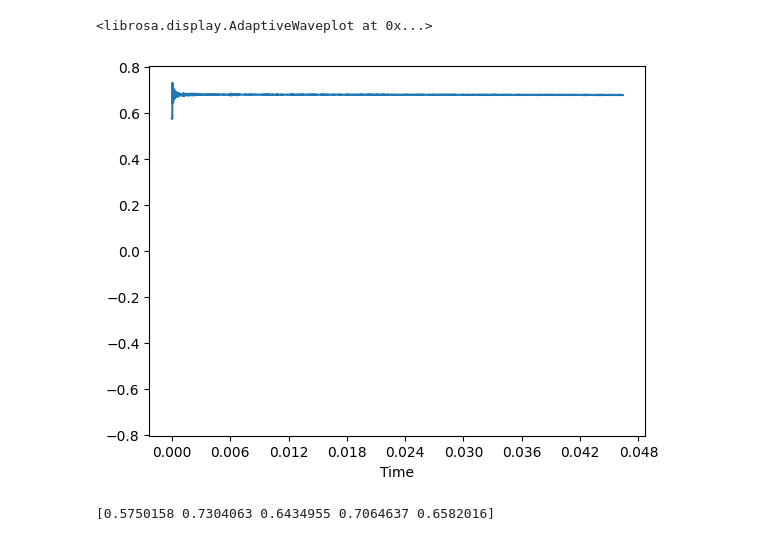
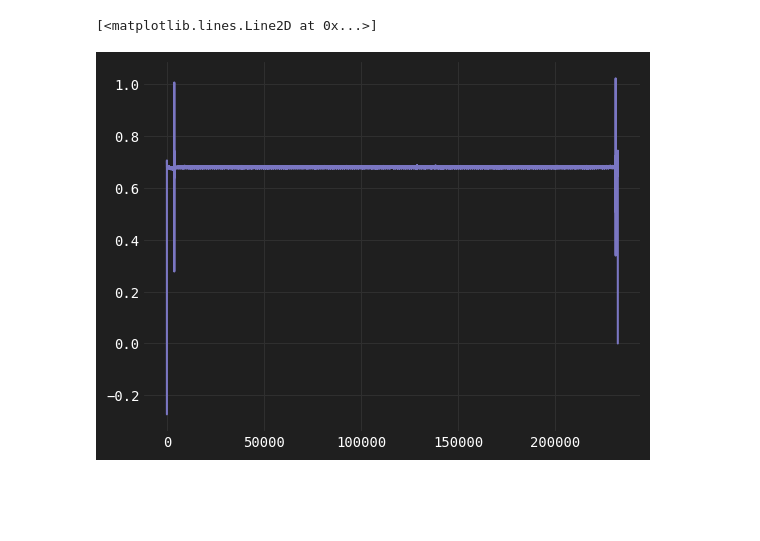
Before and after one commit to filipio/vibroacoustic-analysis, a Jupyter notebook: peaks.ipynb, the cells around one changed output. Cells and saved outputs as stored; diff of their text form; code cells hidden in the pictures; blank space fills up the shorter version.

```diff
--- a/peaks.ipynb
+++ b/peaks.ipynb
@@ -6,11 +27,9 @@ import scipy.signal
 # %%
-y, sr = librosa.load('../dane/audio(wideo)/non_animal/D_non-contrast_1/D_non-contrast_1/REC70.WAV')
+y, sr = librosa.load('../audio(wideo)/non_animal/D_non-contrast_1/D_non-contrast_1/REC69.WAV')
+# y, sr = librosa.load('../audio(wideo)/animal/muscle_animal_1/muscle_animal_1/REC69.WAV')
-# %%
-librosa.display.waveshow(y[:1024])
-# %% [output]
-<librosa.display.AdaptiveWaveplot at 0x...>
-[figure, removed]
-# %%
-print(y[:5])
-# %% [output]
-[0.5750158 0.7304063 0.6434955 0.7064637 0.6582016]
+# %%
+# librosa.display.waveshow(y, sr=sr)
+plt.plot(y)
+# %% [output]
+[<matplotlib.lines.Line2D at 0x...>]
+[figure, added]
```
Also changed, not shown: parts of 16 cells of this notebook, 4 other files.
